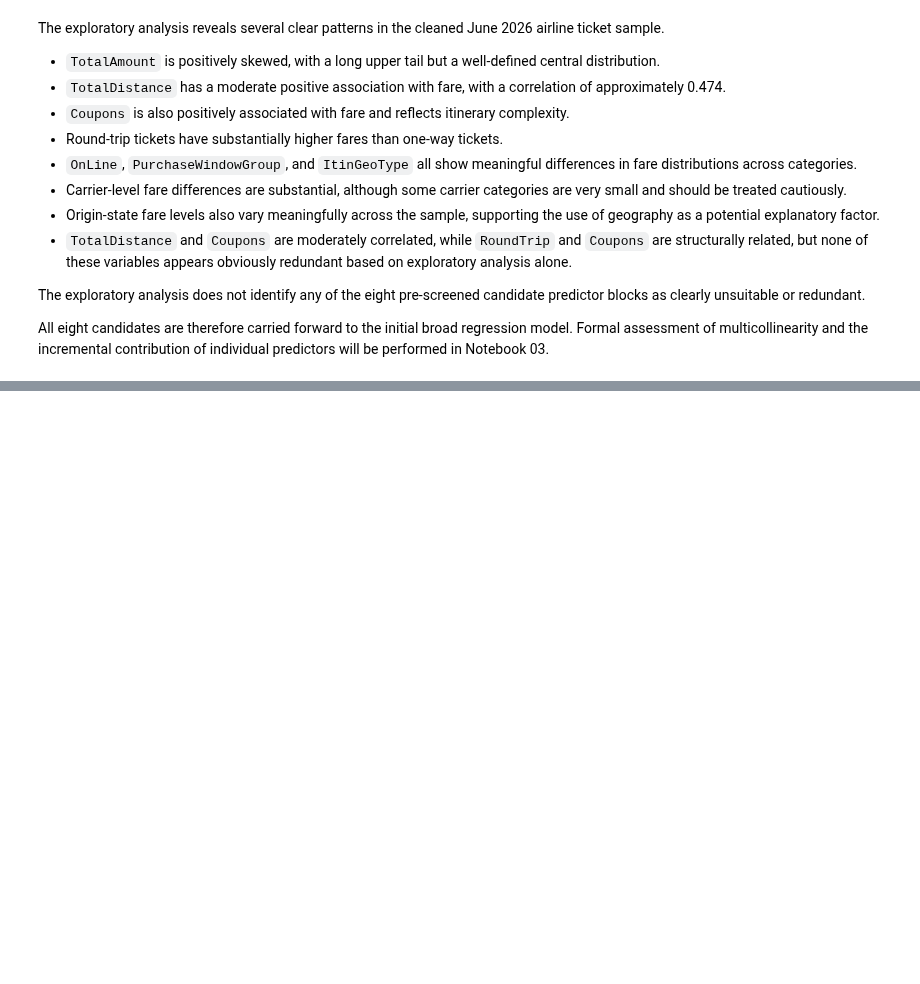
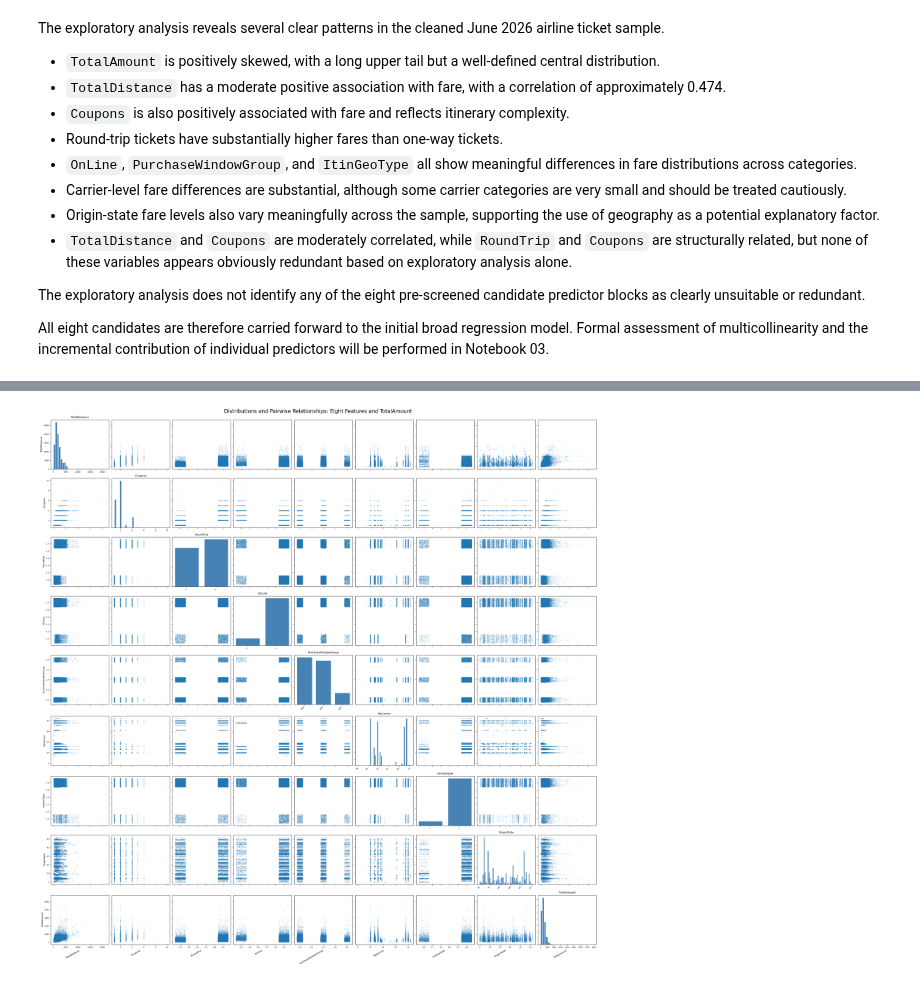
Before and after one commit to AxelMa2004/Linear, a Jupyter notebook: notebooks/02_exploratory_analysis.ipynb, the cells around one changed output, grey strips where cells are left out. Saved outputs shown, nothing was run; the diff lists cells and outputs as text; code cells hidden in the pictures; blank space fills up the shorter version.

```diff
--- a/notebooks/02_exploratory_analysis.ipynb
+++ b/notebooks/02_exploratory_analysis.ipynb
@@ -972,0 +977,94 @@ All eight candidates are therefore carried forward to the initial broad regressi
+# %%
+pairwise_variables = [
+    "TotalDistance",
+    "Coupons",
+    "RoundTrip",
+    "OnLine",
+    "PurchaseWindowGroup",
+    "RpCarrier",
+    "ItinGeoType",
+    "OriginState",
+    "TotalAmount",
+]
+
+pairwise_data = df[pairwise_variables].copy()
+pairwise_numeric = {"TotalDistance", "Coupons", "TotalAmount"}
+
+# Encode categorical variables for the scatterplots while preserving their labels
+# for the distribution charts. A fixed seed makes the jitter and point sample repeatable.
+pairwise_encoded = pd.DataFrame(index=pairwise_data.index)
+pairwise_category_labels = {}
+for variable in pairwise_variables:
+    if variable in pairwise_numeric:
+        pairwise_encoded[variable] = pd.to_numeric(pairwise_data[variable], errors="coerce")
+    else:
+        categories = pd.Index(pairwise_data[variable].dropna().unique()).sort_values()
+        codes = pd.Categorical(pairwise_data[variable], categories=categories).codes
+        pairwise_encoded[variable] = np.where(codes >= 0, codes, np.nan)
+        pairwise_category_labels[variable] = categories
+
+plot_data = pairwise_encoded.dropna()
+max_points = 15_000
+if len(plot_data) > max_points:
+    plot_data = plot_data.sample(n=max_points, random_state=42)
+
+rng = np.random.default_rng(42)
+fig, axes = plt.subplots(
+    nrows=len(pairwise_variables),
+    ncols=len(pairwise_variables),
+    figsize=(27, 27),
+    constrained_layout=True
+)
+
+for row, y_variable in enumerate(pairwise_variables):
+    for col, x_variable in enumerate(pairwise_variables):
+        ax = axes[row, col]
+
+        if row == col:
+            if y_variable in pairwise_numeric:
+                values = pairwise_data[y_variable].dropna()
+                ax.hist(values, bins=30, color="steelblue", edgecolor="white")
+            else:
+                counts = pairwise_data[y_variable].value_counts().reindex(
+                    pairwise_category_labels[y_variable], fill_value=0
+                )
+                ax.bar(np.arange(len(counts)), counts.values, color="steelblue")
+                if len(counts) <= 12:
+                    ax.set_xticks(np.arange(len(counts)))
+                    ax.set_xticklabels(counts.index.astype(str), rotation=45, ha="right", fontsize=6)
+                else:
+                    ticks = np.unique(np.linspace(0, len(counts) - 1, 6, dtype=int))
+                    ax.set_xticks(ticks)
+                    ax.set_xticklabels([str(counts.index[i]) for i in ticks], rotation=45, ha="right", fontsize=6)
+            ax.set_title(y_variable, fontsize=9)
+        else:
+            x = plot_data[x_variable].to_numpy(dtype=float).copy()
+            y = plot_data[y_variable].to_numpy(dtype=float).copy()
+            if x_variable not in pairwise_numeric:
+                x += rng.uniform(-0.12, 0.12, size=len(x))
+            if y_variable not in pairwise_numeric:
+                y += rng.uniform(-0.12, 0.12, size=len(y))
+            ax.scatter(x, y, s=2, alpha=0.15, rasterized=True)
+
+        if row == len(pairwise_variables) - 1:
+            ax.set_xlabel(x_variable, fontsize=8, rotation=30, ha="right")
+        elif row != col:
+            ax.set_xticklabels([])
+        if col == 0:
+            ax.set_ylabel(y_variable, fontsize=8)
+        else:
+            ax.set_yticklabels([])
+        ax.tick_params(axis="both", labelsize=6)
+
+fig.suptitle(
+    "Distributions and Pairwise Relationships: Eight Features and TotalAmount",
+    fontsize=18
+)
+fig.savefig(
+    OUTPUT_DIR / "02_pairwise_features_target.png",
+    dpi=200,
+    bbox_inches="tight"
+)
+plt.show()
+# %% [output]
+[figure, added]
```
Also changed, not shown: parts of 1 cell of this notebook, 31 other files.
